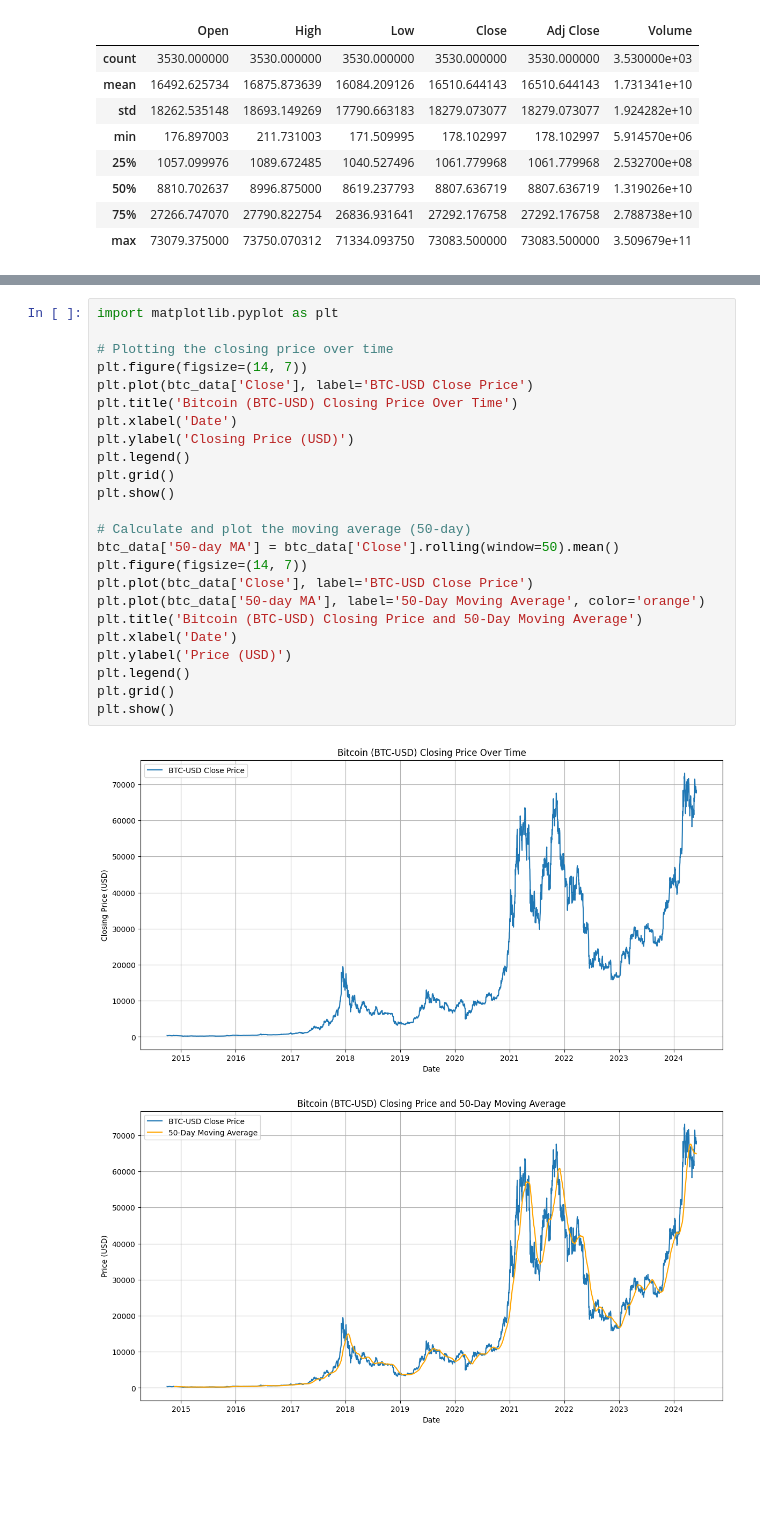
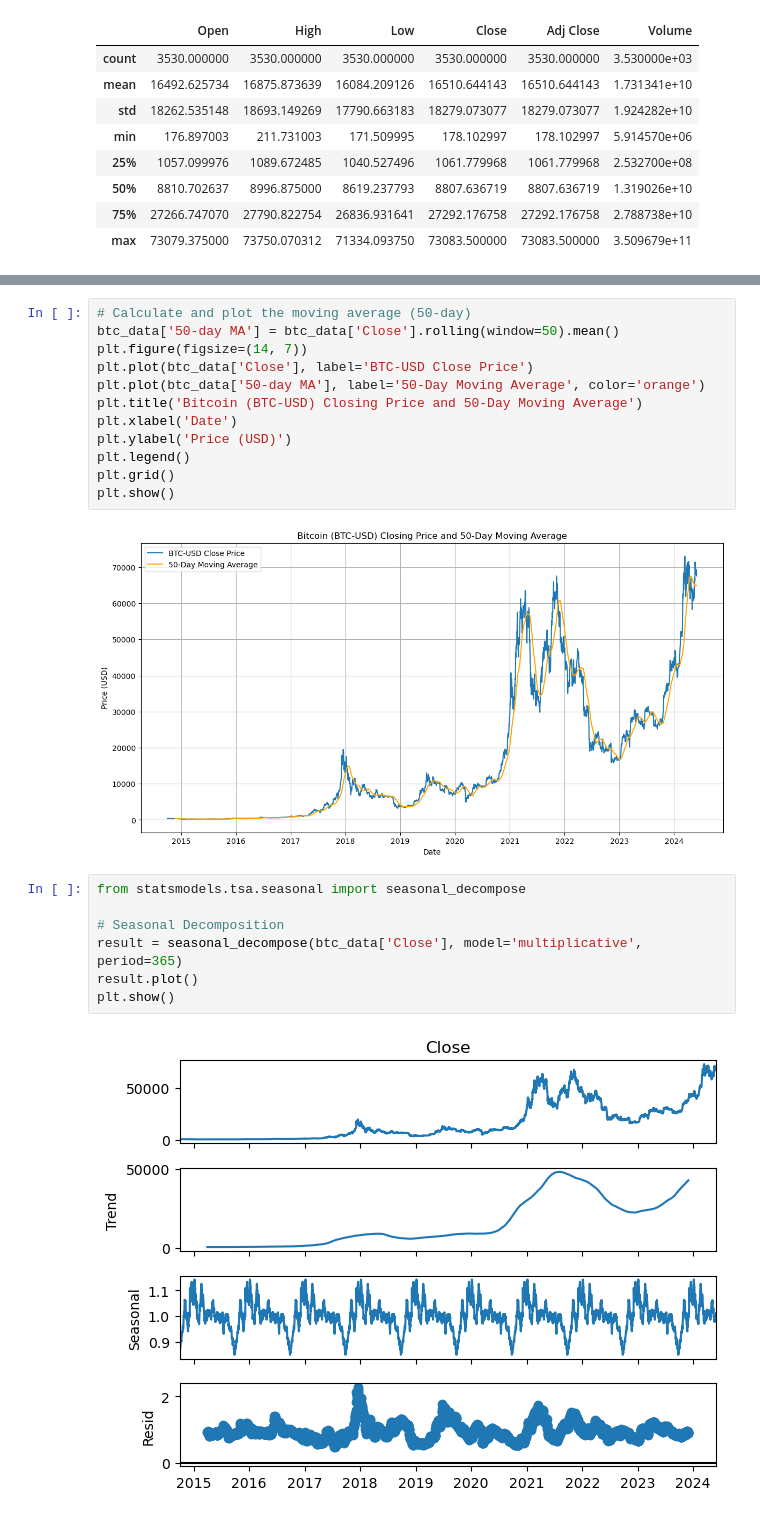
Before and after one commit to khan-asim-88/Comparative-Analysis-of-Time-Series-Forecasting-Models-for-Cryptocurrency-Price-Prediction, a Jupyter notebook: Code.ipynb, the cells around one changed output, grey strips where cells are left out. Saved outputs shown, nothing was run; the diff lists cells and outputs as text; blank space fills up the shorter version.

```diff
--- a/Code.ipynb
+++ b/Code.ipynb
@@ -40,16 +89,4 @@ Summary Statistics:
 # %%
-import matplotlib.pyplot as plt
-
-# Plotting the closing price over time
-plt.figure(figsize=(14, 7))
-plt.plot(btc_data['Close'], label='BTC-USD Close Price')
-plt.title('Bitcoin (BTC-USD) Closing Price Over Time')
-plt.xlabel('Date')
-plt.ylabel('Closing Price (USD)')
-plt.legend()
-plt.grid()
-plt.show()
-
 # Calculate and plot the moving average (50-day)
 btc_data['50-day MA'] = btc_data['Close'].rolling(window=50).mean()
 plt.figure(figsize=(14, 7))
@@ -62,5 +99,13 @@ plt.legend()
 plt.grid()
 plt.show()
 # %% [output]
-[figure, old version]
+[figure, new version]
-[figure, removed]
+# %%
+from statsmodels.tsa.seasonal import seasonal_decompose
+
+# Seasonal Decomposition
+result = seasonal_decompose(btc_data['Close'], model='multiplicative', period=365)
+result.plot()
+plt.show()
+# %% [output]
+[figure, added]
```
Also changed, not shown: parts of 13 cells of this notebook, 1 other file.
